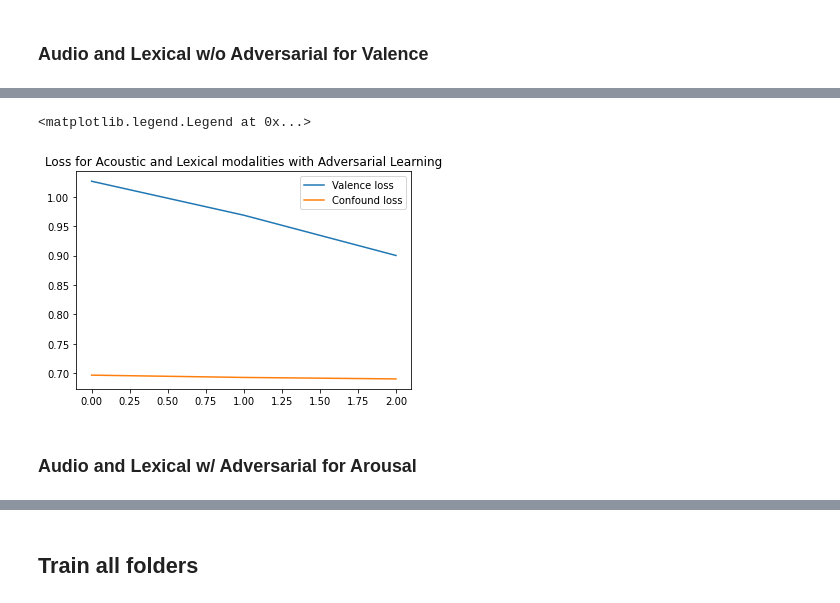
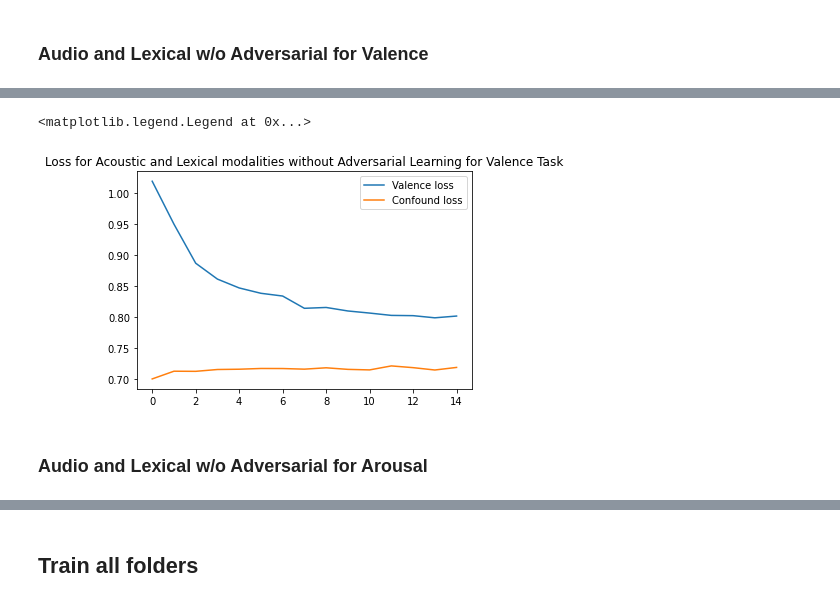
Before and after one commit to BrandonThaiTran/stressed_emotion, a Jupyter notebook: code/models.ipynb, the cells around one changed output, grey strips where cells are left out. Drawn from its saved outputs; the diff is of its cells as text; code cells hidden in the pictures.

```diff
--- a/code/models.ipynb
+++ b/code/models.ipynb
@@ -783,7 +822,7 @@ test_loader = datasets.get_dataloader(test_dataset_file_path, 'test')
 emotion_loss = []
 confound_loss = []
 loss = []
-epochs = 30
+epochs = 15
 for epoch in range(epochs):
     print(f'Epoch {epoch}/{epochs}')
     train_loss, train_acc = train(train_loader, emotion_recognizer, optimizer, criterion, device, emotion_dimension = 'arousal')
@@ -824,7 +888,7 @@ test_loader = datasets.get_dataloader(test_dataset_file_path, 'test')
 emotion_loss = []
 confound_loss = []
 loss = []
-epochs = 30
+epochs = 15
 for epoch in range(epochs):
     print(f'Epoch {epoch}/{epochs}')
     train_loss, train_acc = train(train_loader, emotion_recognizer, optimizer, criterion, device, emotion_dimension = 'valence')
@@ -865,7 +954,7 @@ test_loader = datasets.get_dataloader(test_dataset_file_path, 'test')
 emotion_loss = []
 confound_loss = []
 loss = []
-epochs = 30
+epochs = 15
 for epoch in range(epochs):
     print(f'Epoch {epoch}/{epochs}')
     train_loss, train_acc = train(train_loader, emotion_recognizer, optimizer, criterion, device, emotion_dimension = 'arousal')
@@ -908,7 +1022,7 @@ test_loader = datasets.get_dataloader(test_dataset_file_path, 'test')
 emotion_loss = []
 confound_loss = []
 loss = []
-epochs = 30
+epochs = 15
 for epoch in range(epochs):
     print(f'Epoch {epoch}/{epochs}')
     train_loss, train_acc = train(train_loader, emotion_recognizer, optimizer, criterion, device, emotion_dimension = 'valence', baseline=True)
@@ -939,13 +1061,13 @@ Test uar: {'emotion_uar': 0.4130423093725846, 'confound_uar': 0.6667355371900827
 # %%
-plt.title('Loss for Acoustic and Lexical modalities without Adversarial Learning')
+plt.title('Loss for Acoustic and Lexical modalities without Adversarial Learning for Valence Task')
 plt.plot(range(epochs), emotion_loss, label = 'Valence loss')
 plt.plot(range(epochs), confound_loss, label = 'Confound loss')
 plt.legend()
 # %% [output]
 <matplotlib.legend.Legend at 0x...>
-[figure, old version]
+[figure, new version]
 # %% [markdown]
-### Audio and Lexical w/ Adversarial for Arousal
+### Audio and Lexical w/o Adversarial for Arousal
 # %%
 emotion_recognizer = MasterNet(acoustic_modality = True, lexical_modality = True, visual_modality = False, grl_lambda = .8)
 init_weights(emotion_recognizer)
```
Also changed, not shown: parts of 45 cells of this notebook.
